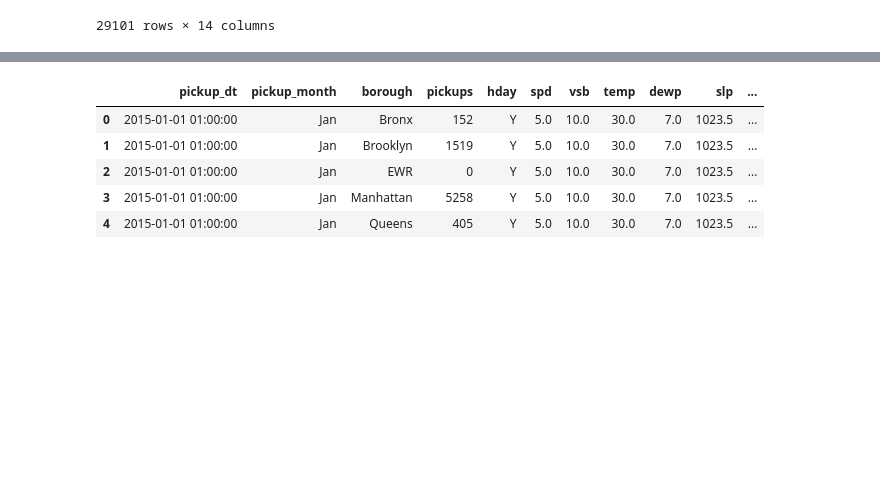
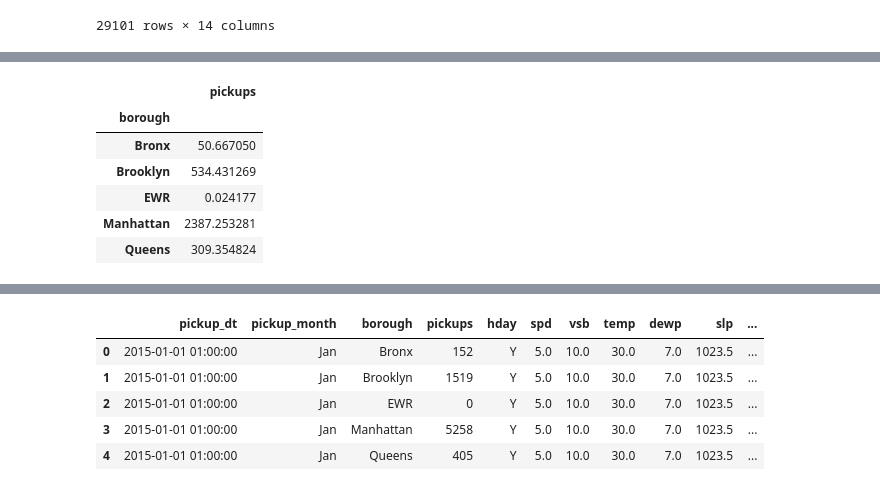
Before and after one commit to gbrs/Demo_Data_Analyst_KC, a Jupyter notebook: lesson_3_tasks.ipynb, the cells around one changed output, grey strips where cells are left out. Drawn from its saved outputs; the diff is of its cells as text; code cells hidden in the pictures; blank space fills up the shorter version.

```diff
--- a/lesson_3_tasks.ipynb
+++ b/lesson_3_tasks.ipynb
@@ -59,0 +70,16 @@ df.rename(columns={'Клиент id': 'client_id', 'Пол': 'sex' ,'Благо
+# %%
+path = '2_taxi_nyc.csv'
+# %%
+def read_n_agg(path: pd.DataFrame):
+    df = pd.read_csv(path, sep=',')
+    return df.groupby('borough').pickups.mean().to_frame()
+# %%
+read_n_agg(path).head()
+# %% [output]
+|  | pickups |
+| borough |  |
+| Bronx | 50.667050 |
+| Brooklyn | 534.431269 |
+| EWR | 0.024177 |
+| Manhattan | 2387.253281 |
+| Queens | 309.354824 |
```
Also changed, not shown: parts of 5 cells of this notebook.
